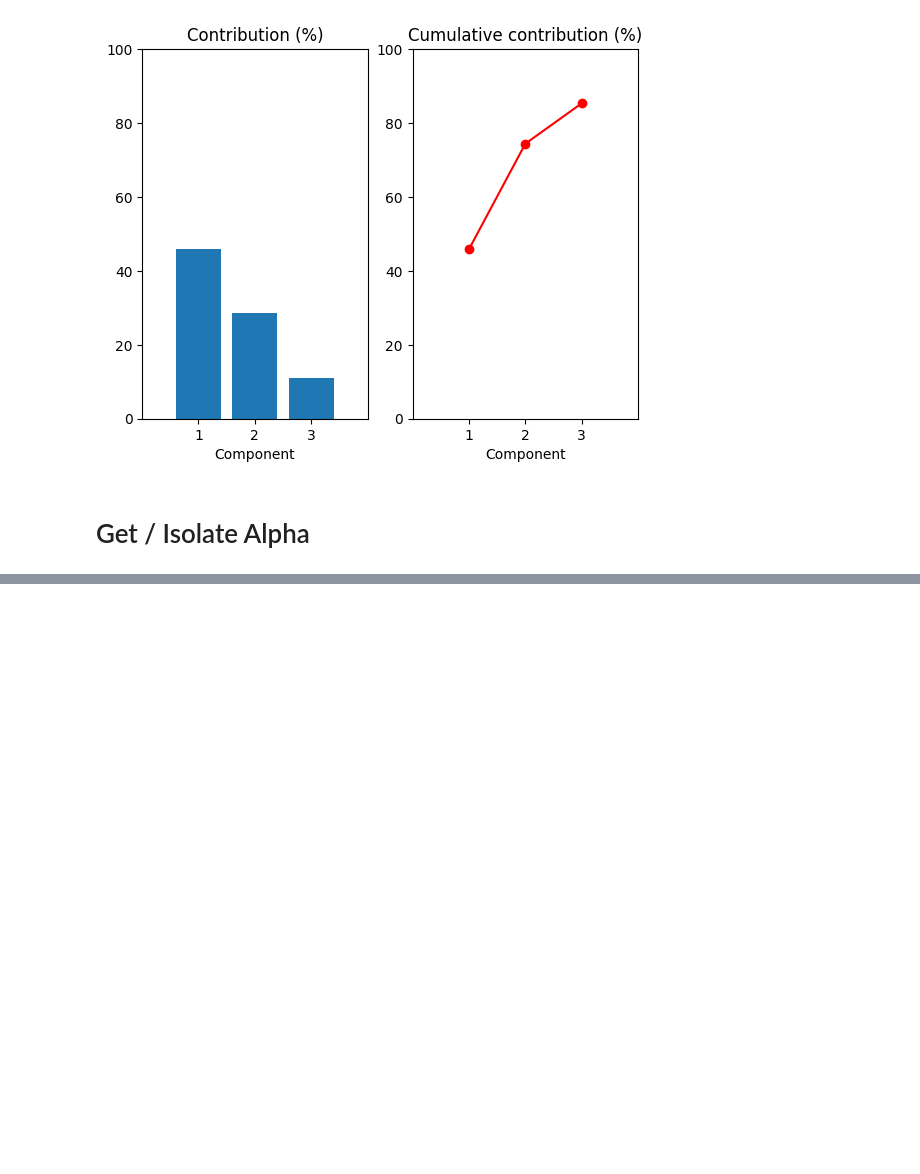
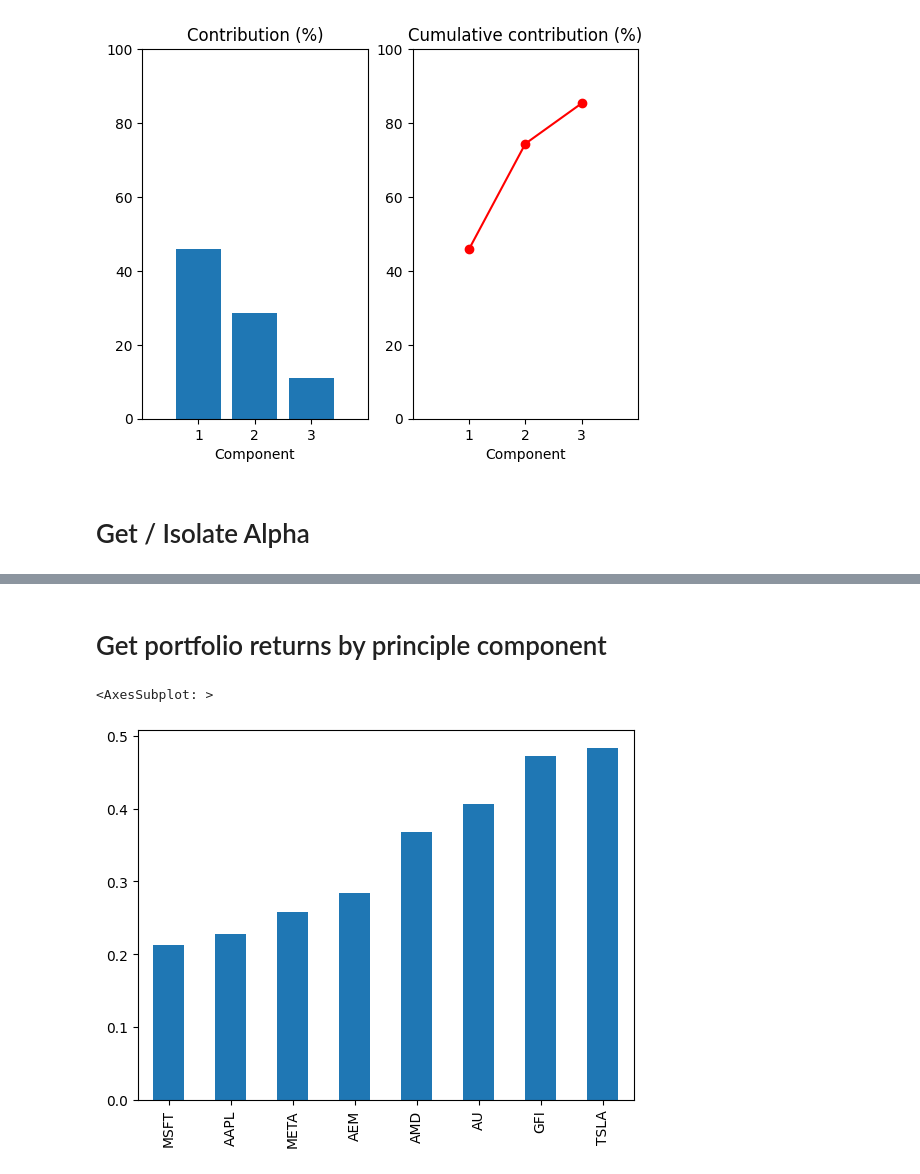
Before and after one commit to endk17/pyfi-2, a Jupyter notebook: pca/main.ipynb, the cells around one changed output, grey strips where cells are left out. Cells and saved outputs as stored; diff of their text form; code cells hidden in the pictures; blank space fills up the shorter version.

```diff
--- a/pca/main.ipynb
+++ b/pca/main.ipynb
@@ -72,0 +91,13 @@ pass
+# %% [markdown]
+# Get portfolio returns by principle component
+# %%
+factor_exposures = pd.DataFrame(
+    index=["f1", "f2", "f3"],
+    columns=portfolio_returns.columns,
+    data = pca_components
+).T
+
+factor_exposures.f1.sort_values().plot.bar()
+# %% [output]
+<AxesSubplot: >
+[figure, added]
```
Also changed, not shown: parts of 4 cells of this notebook.
